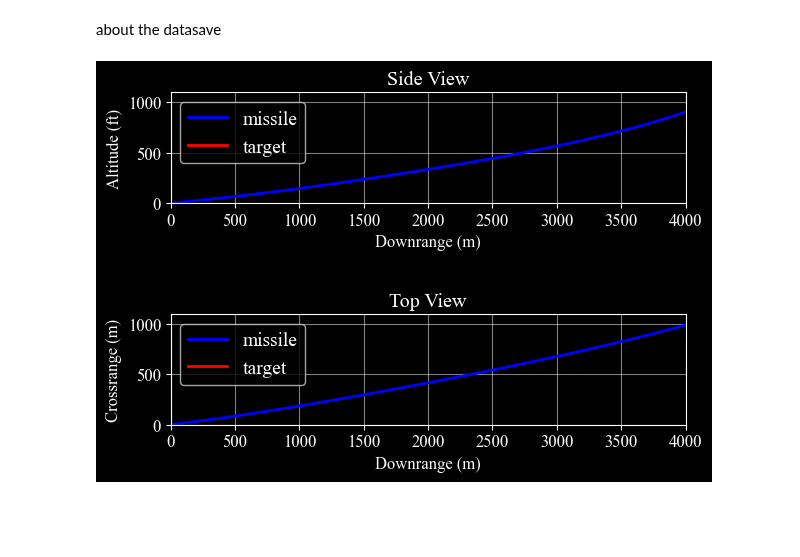
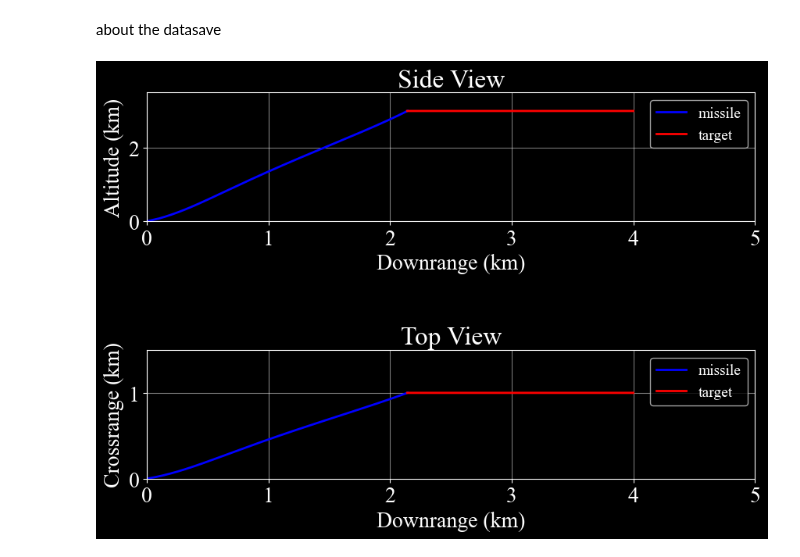
Before and after one commit to C4dynamics/C4dynamics, a Jupyter notebook: examples/dof6sim.ipynb, the cells around one changed output. Drawn from its saved outputs; the diff is of its cells as text; code cells hidden in the pictures; blank space fills up the shorter version.

```diff
--- a/examples/dof6sim.ipynb
+++ b/examples/dof6sim.ipynb
@@ -409,11 +452,8 @@ The choice of this is due to a feature which this framework desires to satisfy i
 
 Hopefully, later the function will be also optimized in terms of run-time and step-size variation.
 # %%
-
 '''
-
 RUN SCRIPT
-
 '''
 
 
@@ -438,14 +478,15 @@ with open(cfile, 'at') as f:
 tauseeker0 = 2.0 # 0.01
 tauctrl0 = 2.0 # 0.04
 
-for tau in range(Nruns): # (1000):
+for tau in range(1): # Nruns): # (1000):
     tauseeker = np.max((tauseeker0 + np.random.randn(), 0.01))
     tauctrl = np.max((tauctrl0 + np.random.randn(), 0.01))
 
     # print('taus ', tauseeker, ', tauc', tauctrl)
     tic = time.time()
 
-    missile, target, md, tfinal, data_arrays = dof6sim(tauseeker = tauseeker, tauctrl = tauctrl)
+    # missile, target, md, tfinal, data_arrays = dof6sim(tauseeker = tauseeker, tauctrl = tauctrl)
+    missile, target, md, tfinal, data_arrays = dof6sim()
 
     # print('miss: %.2f, flight time: %.1f' % (md, tfinal))
     print('tauseeker: %.3f, tauctrl: %.3f, miss: %.5f, flight time: %.1f' % (tauseeker, tauctrl, md, tfinal))
@@ -468,10 +509,10 @@ for tau in range(Nruns): # (1000):
                     , target.get_data('vy') - missile.get_data('vy')
                         , target.get_data('vz') - missile.get_data('vz')]).T
                             , ord = 2, axis = 1)
-        acc_rel = np.linalg.norm(np.array([target.get_data('ax') - missile.get_data('ax')
-                    , target.get_data('ay') - missile.get_data('ay')
-                        , target.get_data('az') - missile.get_data('az')]).T
-                            , ord = 2, axis = 1)
+        # acc_rel = np.linalg.norm(np.array([target.get_data('ax') - missile.get_data('ax')
+        #             , target.get_data('ay') - missile.get_data('ay')
+        #                 , target.get_data('az') - missile.get_data('az')]).T
+        #                     , ord = 2, axis = 1)
 
         tgtrng = np.sqrt(target.x0**2 + target.y0**2 + target.z0**2) * np.ones(pos_rel.shape).astype(int)
 
@@ -480,6 +521,6 @@ for tau in range(Nruns): # (1000):
 
 
         np.savetxt(f, (np.array([tauseeker * np.ones(pos_rel.shape), tauctrl * np.ones(pos_rel.shape)
-                        , missile.get_data('t'), pos_rel, vel_rel, acc_rel, md_vec, tf_vec]).T)
-                            , '%-15.3f %-15.3f %-15.4f %-15.0f %-15.0f %-15.0f %-15.6f %-15.3f')
+                        , missile.get_data('t'), pos_rel, vel_rel, md_vec, tf_vec]).T)
+                            , '%-15.3f %-15.3f %-15.4f %-15.0f %-15.0f %-15.6f %-15.3f')
 # %% [output]
@@ -516,27 +564,27 @@ fig.tight_layout()
 
 textcolor = 'white'
 
-ax1.plot(missile.get_data('x'), -missile.get_data('z') * 0.3048, 'b', linewidth = 2, label = 'missile')
-ax1.plot(target.get_data('x'), -target.get_data('z') * 0.3048, 'r', linewidth = 2, label = 'target')
+ax1.plot(missile.get_data('x') / 1000, -missile.get_data('z') / 1000, 'b', linewidth = 2, label = 'missile')
+ax1.plot(target.get_data('x') / 1000, -target.get_data('z') / 1000, 'r', linewidth = 2, label = 'target')
 ax1.set_title('Side View', color = textcolor)
-ax1.set(xlabel = 'Downrange (m)', ylabel = 'Altitude (ft)')
+ax1.set(xlabel = 'Downrange (km)', ylabel = 'Altitude (km)')
 ax1.xaxis.label.set_color(textcolor)
 ax1.yaxis.label.set_color(textcolor)
-ax1.set_xlim(0, 4000)
-ax1.set_ylim(0, 1100)
+ax1.set_xlim(0, 5)
+ax1.set_ylim(0, 3.5)
 ax1.grid(alpha = .5,  which = 'both', color = textcolor)
 ax1.tick_params(axis = 'x', colors = textcolor)  # Change X-axis tick color to purple
 ax1.tick_params(axis = 'y', colors = textcolor)  # Change X-axis tick color to purple
 ax1.legend(fontsize = 14) # title = '#trk', loc = 'center left', bbox_to_anchor = (1, 0.5))
 
-ax2.plot(missile.get_data('x'), missile.get_data('y'), 'b', linewidth = 2, label = 'missile')
-ax2.plot(target.get_data('x'), target.get_data('y'), 'r', linewidth = 2, label = 'target')
+ax2.plot(missile.get_data('x') / 1000, missile.get_data('y') / 1000, 'b', linewidth = 2, label = 'missile')
+ax2.plot(target.get_data('x') / 1000, target.get_data('y') / 1000, 'r', linewidth = 2, label = 'target')
 ax2.set_title('Top View', color = textcolor)
-ax2.set(xlabel = 'Downrange (m)', ylabel = 'Crossrange (m)')
+ax2.set(xlabel = 'Downrange (km)', ylabel = 'Crossrange (km)')
 ax2.xaxis.label.set_color(textcolor)
 ax2.yaxis.label.set_color(textcolor)
-ax2.set_xlim(0, 4000)
-ax2.set_ylim(0, 1100)
+ax2.set_xlim(0, 5)
+ax2.set_ylim(0, 1.5)
 ax2.grid(alpha = .5, which = 'both', color = textcolor)
 ax2.tick_params(axis = 'x', colors = textcolor)  # Change X-axis tick color to purple
 ax2.tick_params(axis = 'y', colors = textcolor)  # Change X-axis tick color to purple
@@ -571,7 +619,7 @@ ax.plot(missile.get_data('x'), missile.get_data('y'), missile.get_data('z') * 0.
 ax.plot(target.get_data('x'), target.get_data('y'), target.get_data('z') * 0.3048, 'r', linewidth = 2, label = 'target') # , color = '#E74C3C') # '#FF5733') # )
 ax.set_title('Trajectories')
 ax.set(xlabel = 'X (m)', ylabel = 'Y (m)', zlabel = 'Z (ft)')
-ax.set_xlim(0, 4000)
+ax.set_xlim(0, 7000)
 ax.set_ylim(0, 1100)
 ax.invert_zaxis()
 
@@ -611,21 +659,21 @@ plt.show()
 # plt.grid()
 # plt.legend()
 
-if False:
+if True:
     #
     # omega los
     ##
     fig, (ax1, ax2) = plt.subplots(2, 1)
     fig.tight_layout()
 
-    ax1.plot(missile.get_data('t'), omegaf_data[:, 0] * c4d.r2d, 'k', linewidth = 2)
+    ax1.plot(missile.get_data('t'), omegaf_data[:, 0] * c4d.r2d, 'm', linewidth = 2)
     ax1.set_title('$omega_p$')
     ax1.grid()
     ax1.set_xlim(0, 10)
     ax1.set_ylim(-10, 10)
     ax1.set(xlabel = 'time', ylabel = '')
 
-    ax2.plot(missile.get_data('t'), omegaf_data[:, 1] * c4d.r2d, 'k', linewidth = 2)
+    ax2.plot(missile.get_data('t'), omegaf_data[:, 1] * c4d.r2d, 'm', linewidth = 2)
     ax2.set_title('$omega_y$')
     ax2.grid()
     ax2.set_xlim(0, 10)
@@ -640,10 +688,10 @@ if False:
     fig, (ax1, ax2) = plt.subplots(2, 1)
     fig.tight_layout()
 
-    ax1.plot(missile.get_data('t'), delta_data[:, 0] * c4d.r2d, 'k', linewidth = 2)
+    ax1.plot(missile.get_data('t'), delta_data[:, 0] * c4d.r2d, 'm', linewidth = 2)
     ax1.set_title('\delta p')
     ax1.grid()
-    ax2.plot(missile.get_data('t'), delta_data[:, 1] * c4d.r2d, 'k', linewidth = 2)
+    ax2.plot(missile.get_data('t'), delta_data[:, 1] * c4d.r2d, 'm', linewidth = 2)
     ax2.set_title('\delta y')
     ax2.grid()
 
@@ -653,10 +701,10 @@ if False:
     fig, (ax1, ax2) = plt.subplots(2, 1)
     fig.tight_layout()
 
-    ax1.plot(missile.get_data('t'), acc_data[:, 2] / c4d.g, 'k', linewidth = 2)
+    ax1.plot(missile.get_data('t'), acc_data[:, 2] / c4d.g_ms2, 'm', linewidth = 2)
     ax1.set_title('aczb')
     ax1.grid()
-    ax2.plot(missile.get_data('t'), acc_data[:, 1] / c4d.g, 'k', linewidth = 2)
+    ax2.plot(missile.get_data('t'), acc_data[:, 1] / c4d.g_ms2, 'm', linewidth = 2)
     ax2.set_title('acyb')
     ax2.grid()
 
@@ -666,13 +714,13 @@ if False:
     fig, (ax1, ax2, ax3) = plt.subplots(3, 1)
     fig.tight_layout()
 
-    ax1.plot(missile.get_data('t'), aoa_data[:, 0] * c4d.r2d, 'k', linewidth = 2)
+    ax1.plot(missile.get_data('t'), aoa_data[:, 0] * c4d.r2d, 'm', linewidth = 2)
     ax1.set_title('alpha')
     ax1.grid()
-    ax2.plot(missile.get_data('t'), aoa_data[:, 1] * c4d.r2d, 'k', linewidth = 2)
+    ax2.plot(missile.get_data('t'), aoa_data[:, 1] * c4d.r2d, 'm', linewidth = 2)
     ax2.set_title('beta')
     ax2.grid()
-    ax3.plot(missile.get_data('t'), aoa_data[:, 2] * c4d.r2d, 'k', linewidth = 2)
+    ax3.plot(missile.get_data('t'), aoa_data[:, 2] * c4d.r2d, 'm', linewidth = 2)
     ax3.set_title('total')
     ax3.grid()
 
@@ -682,10 +730,10 @@ if False:
     fig, (ax1, ax2) = plt.subplots(2, 1)
     fig.tight_layout()
 
-    ax1.plot(missile.get_data('t'), moments_data[:, 1], 'k', linewidth = 2)
+    ax1.plot(missile.get_data('t'), moments_data[:, 1], 'm', linewidth = 2)
     ax1.set_title('pitch moment')
     ax1.grid()
-    ax2.plot(missile.get_data('t'), moments_data[:, 2], 'k', linewidth = 2)
+    ax2.plot(missile.get_data('t'), moments_data[:, 2], 'm', linewidth = 2)
     ax2.set_title('yaw moment')
     ax2.grid()
 
@@ -694,32 +742,44 @@ if False:
     ##
     missile.draw('psi')
     missile.draw('theta')
     missile.draw('phi')
 
     #
     # body rates
     ##
     missile.draw('r')
     missile.draw('q')
     missile.draw('p')
 
+    #
+    # total velocity
+    ##
+    fig, ax1 = plt.subplots()
+    V = np.sqrt(missile.get_data('vx')**2 + missile.get_data('vy')**2 + missile.get_data('vz')**2)
+    ax1.plot(missile.get_data('t'), V, 'm', linewidth = 2)
+    ax1.set_title('velocity')
+    ax1.grid()
+
+
+
+
 
 # #
 # # 3d plot
 # ##
 
 # fig = plt.figure()
 # ax = plt.subplot(projection = '3d')
 # # ax.invert_zaxis()
 
 # plt.plot(missile._data[1:, 1], missile._data[1:, 2], missile._data[1:, 3]
-#         , 'k', linewidth = 2, label = 'missile')
+#         , 'm', linewidth = 2, label = 'missile')
 # plt.plot(target._data[1:, 1], target._data[1:, 2], target._data[1:, 3]
 #         , 'r', linewidth = 2, label = 'target')
 
 print(time.time() - tic)
 
 plt.show(block = True)
 # plt.close('all')
 # %% [output]
-[figure, old version]
+[figure, new version]
```
Also changed, not shown: parts of 11 cells of this notebook, 53 other files.
